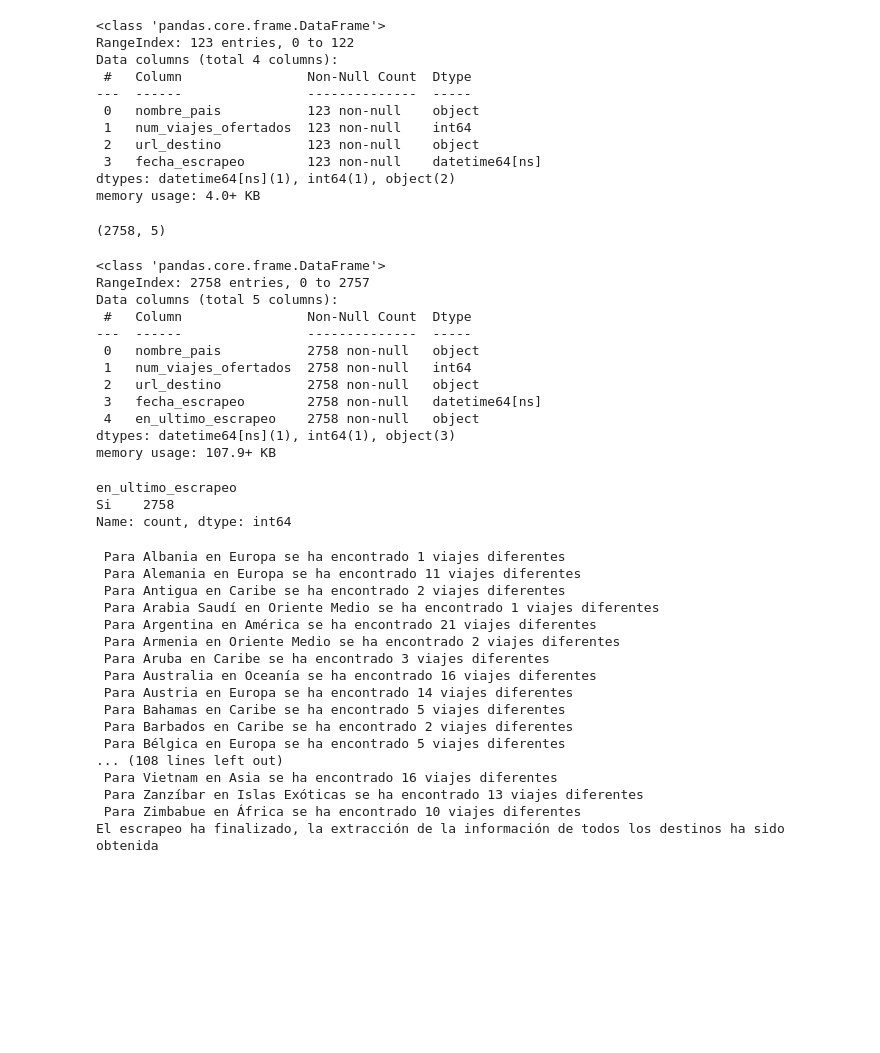
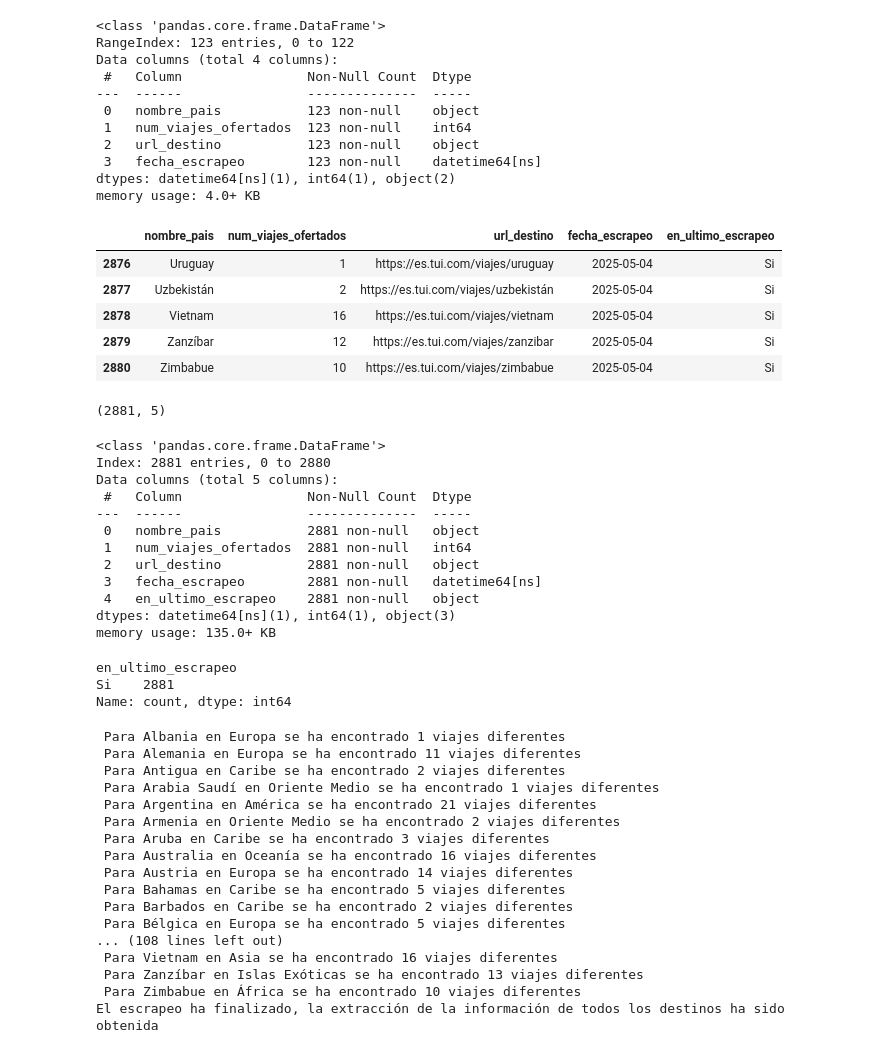
Before and after one commit to VanesaFloresRivera/Proyecto-Final, a Jupyter notebook: notebooks/escrapeo_final.ipynb, the cells around one changed output. Drawn from its saved outputs; the diff is of its cells as text; code cells hidden in the pictures; blank space fills up the shorter version.

```diff
--- a/notebooks/escrapeo_final.ipynb
+++ b/notebooks/escrapeo_final.ipynb
@@ -61,30 +61,42 @@ else:
 df_combinado_destinos["en_ultimo_escrapeo"] = df_combinado_destinos["nombre_pais"].apply(lambda x: ex.disponible_ultimo_escrapeo(x, df_destinos_totales, 'nombre_pais'))
 df_combinado_destinos= df_combinado_destinos.drop_duplicates()
 df_combinado_destinos.to_pickle(ARCHIVO_GUARDAR_ESCRAPEO_DESTINOS) #guarda el fichero en formato formato pickle
+# %%
+#añado los destinos actuales a los destinos anteriores y guardo el DF con los destinos totales acumulados
+ARCHIVO_GUARDAR_ESCRAPEO_DESTINOS = os.getenv("ARCHIVO_GUARDAR_ESCRAPEO_DESTINOS")
+df_combinado_destinos= ex.guardar_escrapeo(ARCHIVO_GUARDAR_ESCRAPEO_DESTINOS,df_destinos_totales, "nombre_pais")
+df_combinado_destinos.tail()
+# %% [output]
+|  | nombre_pais | num_viajes_ofertados | url_destino | fecha_escrapeo | en_ultimo_escrapeo |
+| 2876 | Uruguay | 1 | https://es.tui.com/viajes/uruguay | 2025-05-04 | Si |
+| 2877 | Uzbekistán | 2 | https://es.tui.com/viajes/uzbekistán | 2025-05-04 | Si |
+| 2878 | Vietnam | 16 | https://es.tui.com/viajes/vietnam | 2025-05-04 | Si |
+| 2879 | Zanzíbar | 12 | https://es.tui.com/viajes/zanzibar | 2025-05-04 | Si |
+| 2880 | Zimbabue | 10 | https://es.tui.com/viajes/zimbabue | 2025-05-04 | Si |
 # %%
 df_combinado_destinos.shape
 # %% [output]
-(2758, 5)
+(2881, 5)
 # %%
 df_combinado_destinos.info()
 # %% [output]
 <class 'pandas.core.frame.DataFrame'>
-RangeIndex: 2758 entries, 0 to 2757
+Index: 2881 entries, 0 to 2880
 Data columns (total 5 columns):
  #   Column                Non-Null Count  Dtype
 ---  ------                --------------  -----
- 0   nombre_pais           2758 non-null   object
- 1   num_viajes_ofertados  2758 non-null   int64
- 2   url_destino           2758 non-null   object
- 3   fecha_escrapeo        2758 non-null   datetime64[ns]
- 4   en_ultimo_escrapeo    2758 non-null   object
+ 0   nombre_pais           2881 non-null   object
+ 1   num_viajes_ofertados  2881 non-null   int64
+ 2   url_destino           2881 non-null   object
+ 3   fecha_escrapeo        2881 non-null   datetime64[ns]
+ 4   en_ultimo_escrapeo    2881 non-null   object
 dtypes: datetime64[ns](1), int64(1), object(3)
-memory usage: 107.9+ KB
+memory usage: 135.0+ KB
 # %%
 df_combinado_destinos.en_ultimo_escrapeo.value_counts()
 # %% [output]
 en_ultimo_escrapeo
-Si    2758
+Si    2881
 Name: count, dtype: int64
 # %%
 df_viajes_totales_destinos, df_continentes, df_opciones = ex.continentes_viajes_totales_destinos_url_y_opciones_1(df_destinos_totales)
```
Also changed, not shown: parts of 15 cells of this notebook, 6 other files.
